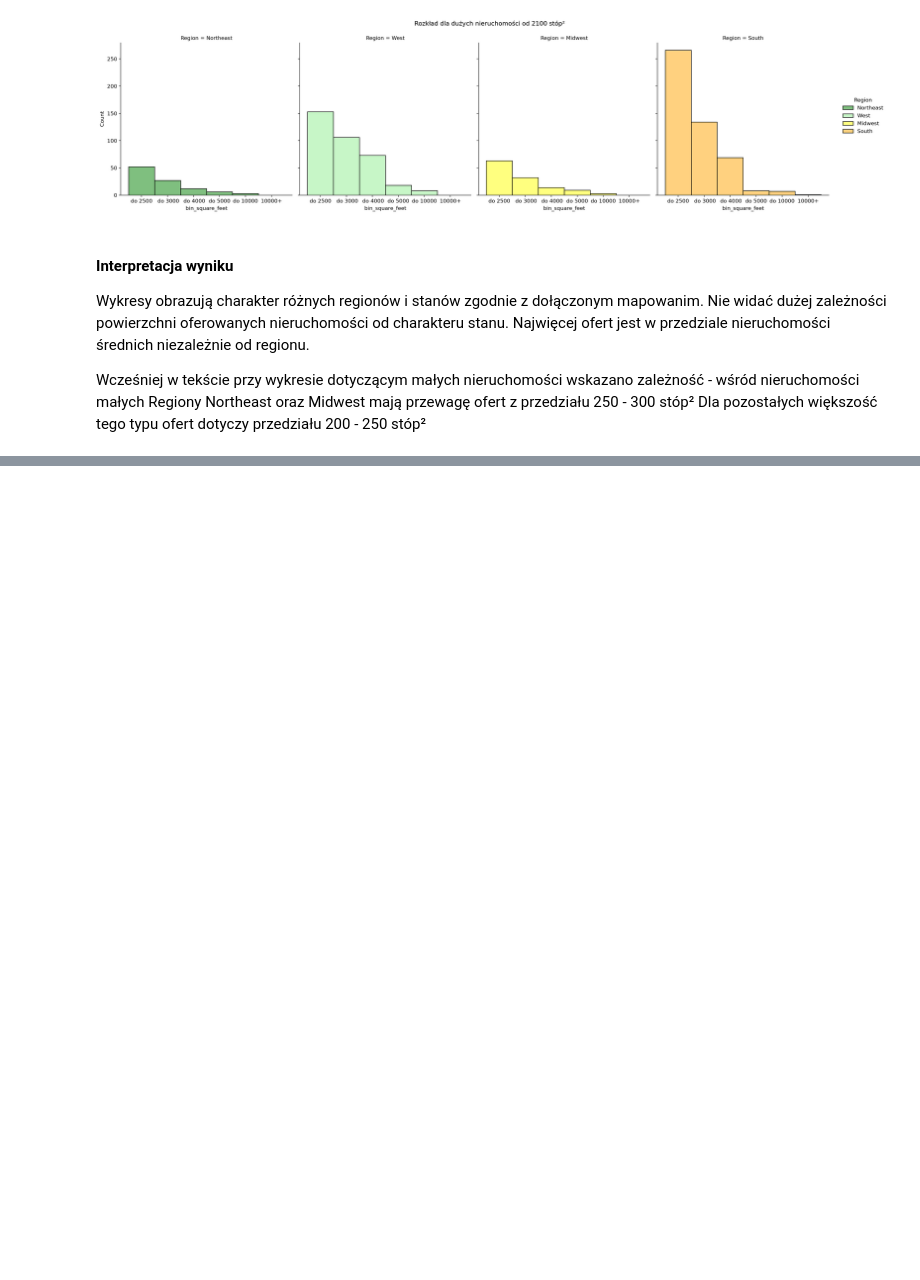
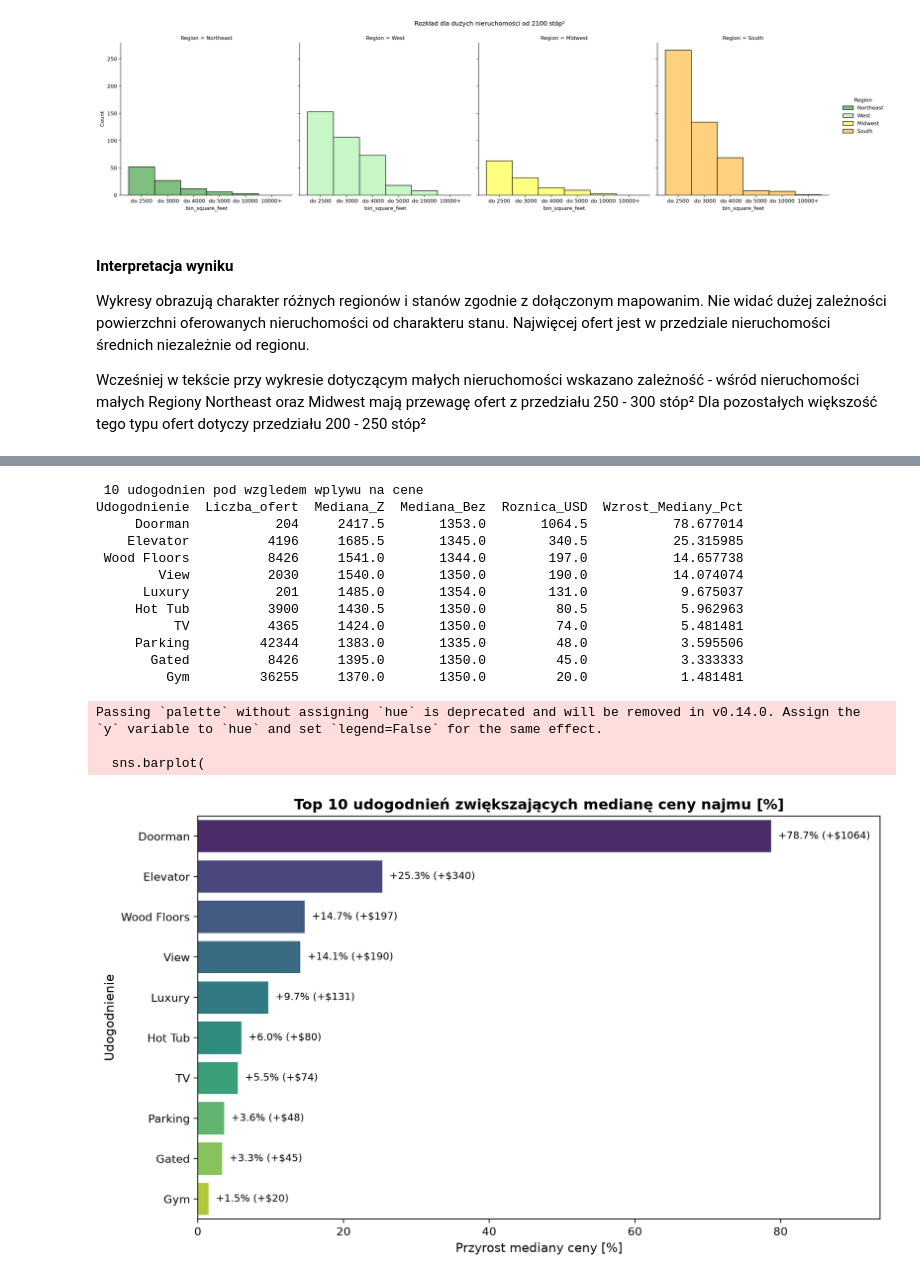
Before and after one commit to michalinahinc/Kurs_Analiza, a Jupyter notebook: analiza.ipynb, the cells around one changed output, grey strips where cells are left out. Cells and saved outputs as stored; diff of their text form; code cells hidden in the pictures; blank space fills up the shorter version.

```diff
--- a/analiza.ipynb
+++ b/analiza.ipynb
@@ -452,0 +522,75 @@ Dla pozostałych większość tego typu ofert dotyczy przedziału 200 - 250 stó
+# %%
+# Pobranie kolumn z zakresu w pliku
+istniejace = df.loc[:, 'AC':'Wood Floors'].columns.tolist()
+# korzystamy z macierzy binarnej i sprawdzamy udogodnienia 1 znaczy ze wystepuja 0 ze nie wystepuja
+wyniki = []
+
+for feature in istniejace:
+    mediana_z = df[df[feature] == 1]['price'].median()
+    mediana_bez = df[df[feature] == 0]['price'].median()
+    srednia_z = df[df[feature] == 1]['price'].mean()
+    srednia_bez = df[df[feature] == 0]['price'].mean()
+    liczba_z = (df[feature] == 1).sum()
+
+    roznica_mediana = mediana_z - mediana_bez
+    procent_mediana = (roznica_mediana / mediana_bez) * 100
+    # Tworzymy tabele z wynikami
+    wyniki.append({
+        'Udogodnienie': feature,
+        'Liczba_ofert': liczba_z,
+        'Udzial_Pct': (liczba_z / len(df)) * 100,
+        'Mediana_Z': mediana_z,
+        'Mediana_Bez': mediana_bez,
+        'Roznica_USD': roznica_mediana,
+        'Wzrost_Mediany_Pct': procent_mediana,
+        'Srednia_Z': srednia_z,
+        'Srednia_Bez': srednia_bez
+    })
+# Na tym etapie sortujemy wartości malejąco i pokazujemy tylko top 10
+df_analiza = pd.DataFrame(wyniki).sort_values(by='Wzrost_Mediany_Pct', ascending=False)
+
+
+print(" 10 udogodnien pod wzgledem wplywu na cene ")
+print(df_analiza[['Udogodnienie', 'Liczba_ofert', 'Mediana_Z', 'Mediana_Bez', 'Roznica_USD', 'Wzrost_Mediany_Pct']].head(10).to_string(index=False))
+
+# Część tworzenia wykresów zaczynamy od okreslenia wielkosci i zakresu danych
+plt.figure(figsize=(10, 6))
+top_10 = df_analiza.head(10)
+# Przypisujemy wartości do osi
+sns.barplot(
+    data=top_10,
+    x='Wzrost_Mediany_Pct',
+    y='Udogodnienie',
+    palette='viridis'
+)
+# Nazywamy osie i wykres
+plt.title('Top 10 udogodnień zwiększających medianę ceny najmu [%]', fontsize=13, fontweight='bold')
+plt.xlabel('Przyrost mediany ceny [%]', fontsize=11)
+plt.ylabel('Udogodnienie', fontsize=11)
+plt.axvline(0, color='black', linestyle='--', linewidth=0.8)
+# A tu mały bajer tworzymy koło słupków odpowiadajace im wartości
+for idx, row in top_10.reset_index(drop=True).iterrows():
+    val = row['Wzrost_Mediany_Pct']
+    diff = row['Roznica_USD']
+    plt.text(val + 1.0, idx, f"+{val:.1f}% (+${diff:.0f})", va='center', fontsize=9)
+
+plt.xlim(0, top_10['Wzrost_Mediany_Pct'].max() + 15)
+plt.tight_layout()
+plt.show()
+# %% [output]
+ 10 udogodnien pod wzgledem wplywu na cene
+Udogodnienie  Liczba_ofert  Mediana_Z  Mediana_Bez  Roznica_USD  Wzrost_Mediany_Pct
+     Doorman           204     2417.5       1353.0       1064.5           78.677014
+    Elevator          4196     1685.5       1345.0        340.5           25.315985
+ Wood Floors          8426     1541.0       1344.0        197.0           14.657738
+        View          2030     1540.0       1350.0        190.0           14.074074
+      Luxury           201     1485.0       1354.0        131.0            9.675037
+     Hot Tub          3900     1430.5       1350.0         80.5            5.962963
+          TV          4365     1424.0       1350.0         74.0            5.481481
+     Parking         42344     1383.0       1335.0         48.0            3.595506
+       Gated          8426     1395.0       1350.0         45.0            3.333333
+         Gym         36255     1370.0       1350.0         20.0            1.481481
+Passing `palette` without assigning `hue` is deprecated and will be removed in v0.14.0. Assign the `y` variable to `hue` and set `legend=False` for the same effect.
+
+  sns.barplot(
+[figure, added]
```
Also changed, not shown: parts of 10 cells of this notebook, 2 other files.
